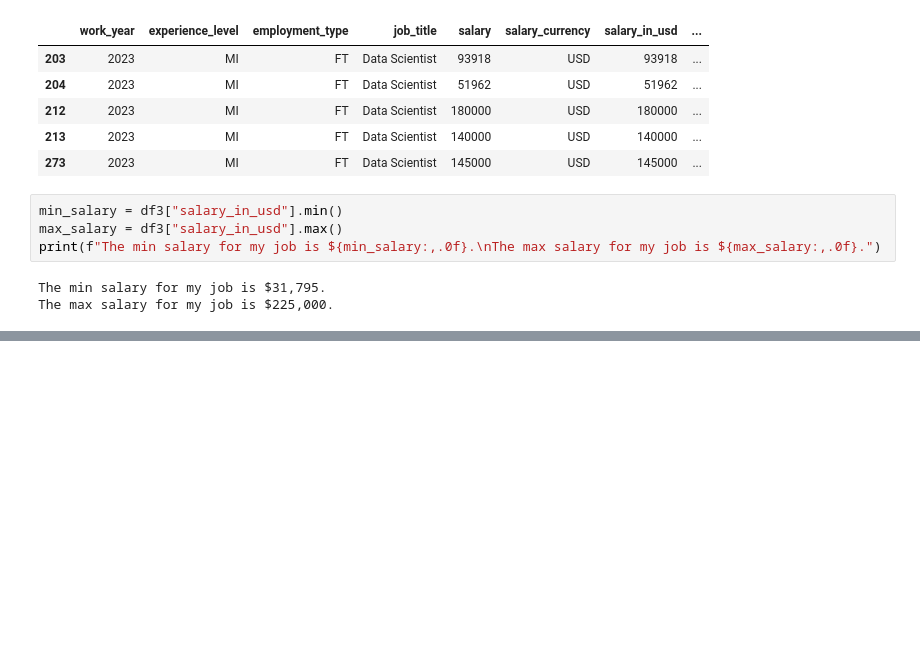
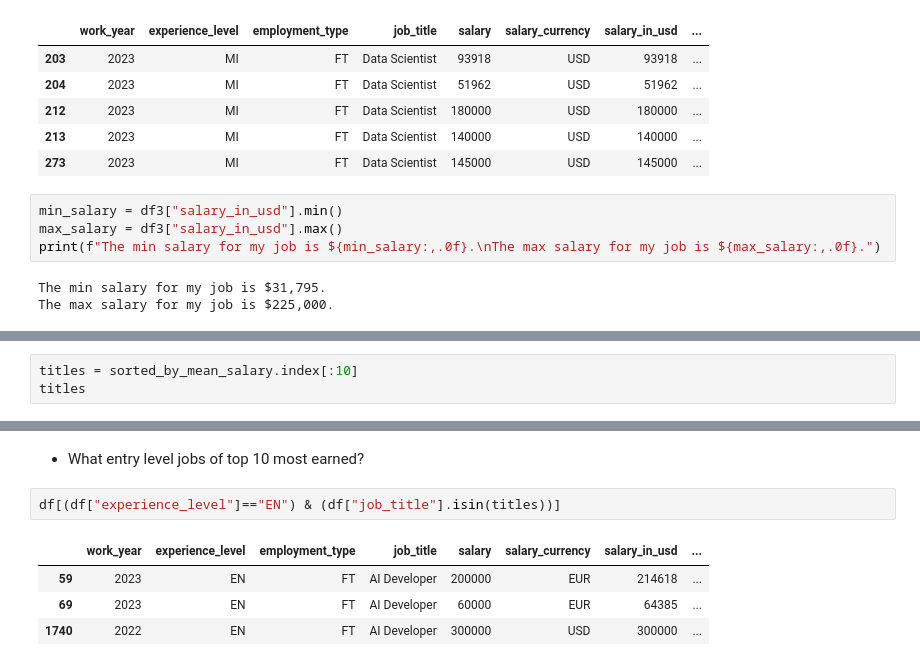
Before and after one commit to luumsk/NSU_Python, a Jupyter notebook: nbs/assignments/Practice.ipynb, the cells around one changed output, grey strips where cells are left out. Cells and saved outputs as stored; diff of their text form; blank space fills up the shorter version.

```diff
--- a/nbs/assignments/Practice.ipynb
+++ b/nbs/assignments/Practice.ipynb
@@ -252,0 +302,3 @@ The max salary for my job is $225,000.
+# %%
+titles = sorted_by_mean_salary.index[:10]
+titles
@@ -252,0 +320,9 @@ The max salary for my job is $225,000.
+# %% [markdown]
+- What entry level jobs of top 10 most earned?
+# %%
+df[(df["experience_level"]=="EN") & (df["job_title"].isin(titles))]
+# %% [output]
+|  | work_year | experience_level | employment_type | job_title | salary | salary_currency | salary_in_usd | ... |
+| 59 | 2023 | EN | FT | AI Developer | 200000 | EUR | 214618 | ... |
+| 69 | 2023 | EN | FT | AI Developer | 60000 | EUR | 64385 | ... |
+| 1740 | 2022 | EN | FT | AI Developer | 300000 | USD | 300000 | ... |
```
Also changed, not shown: parts of 12 cells of this notebook, 1 other file.
